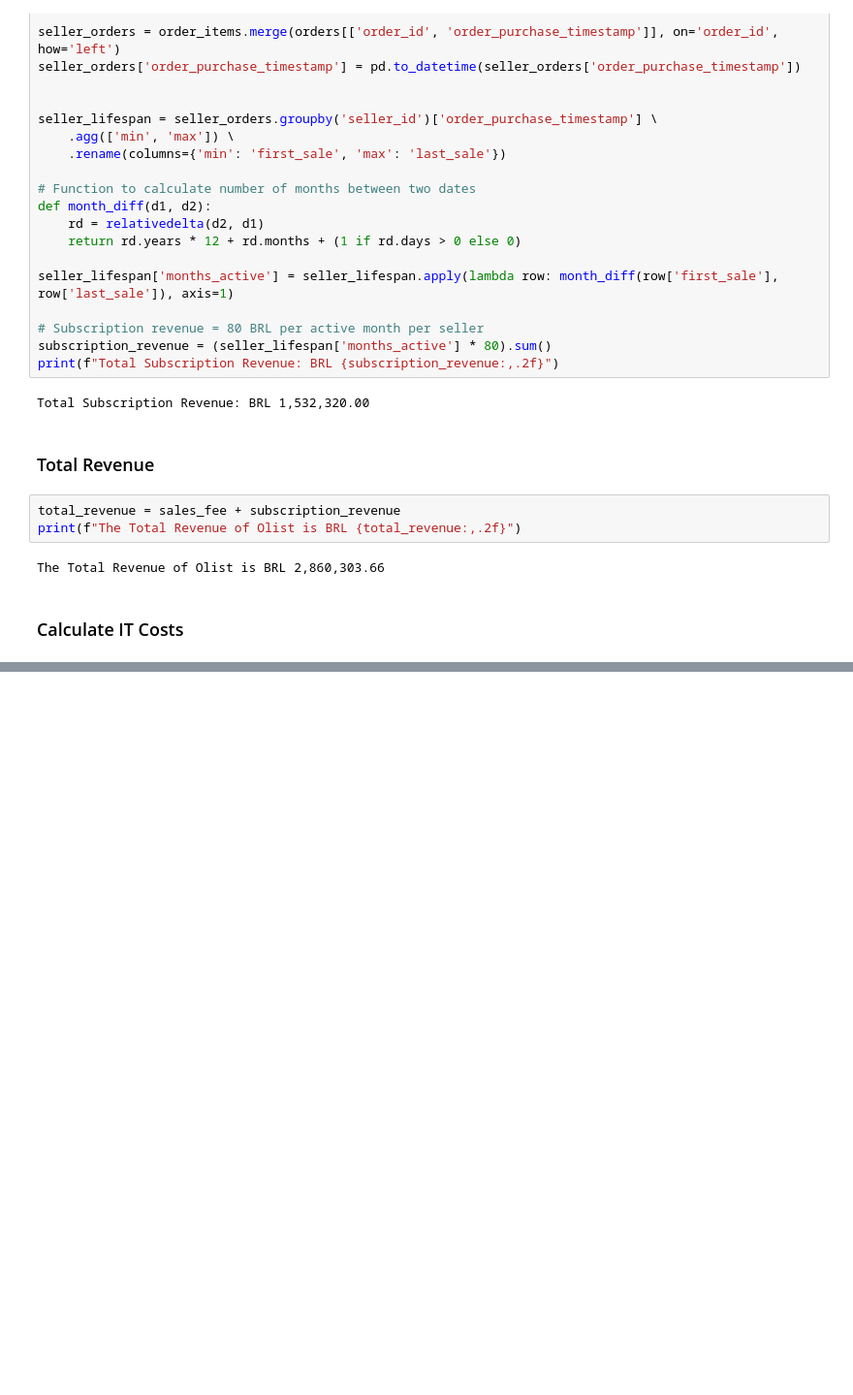
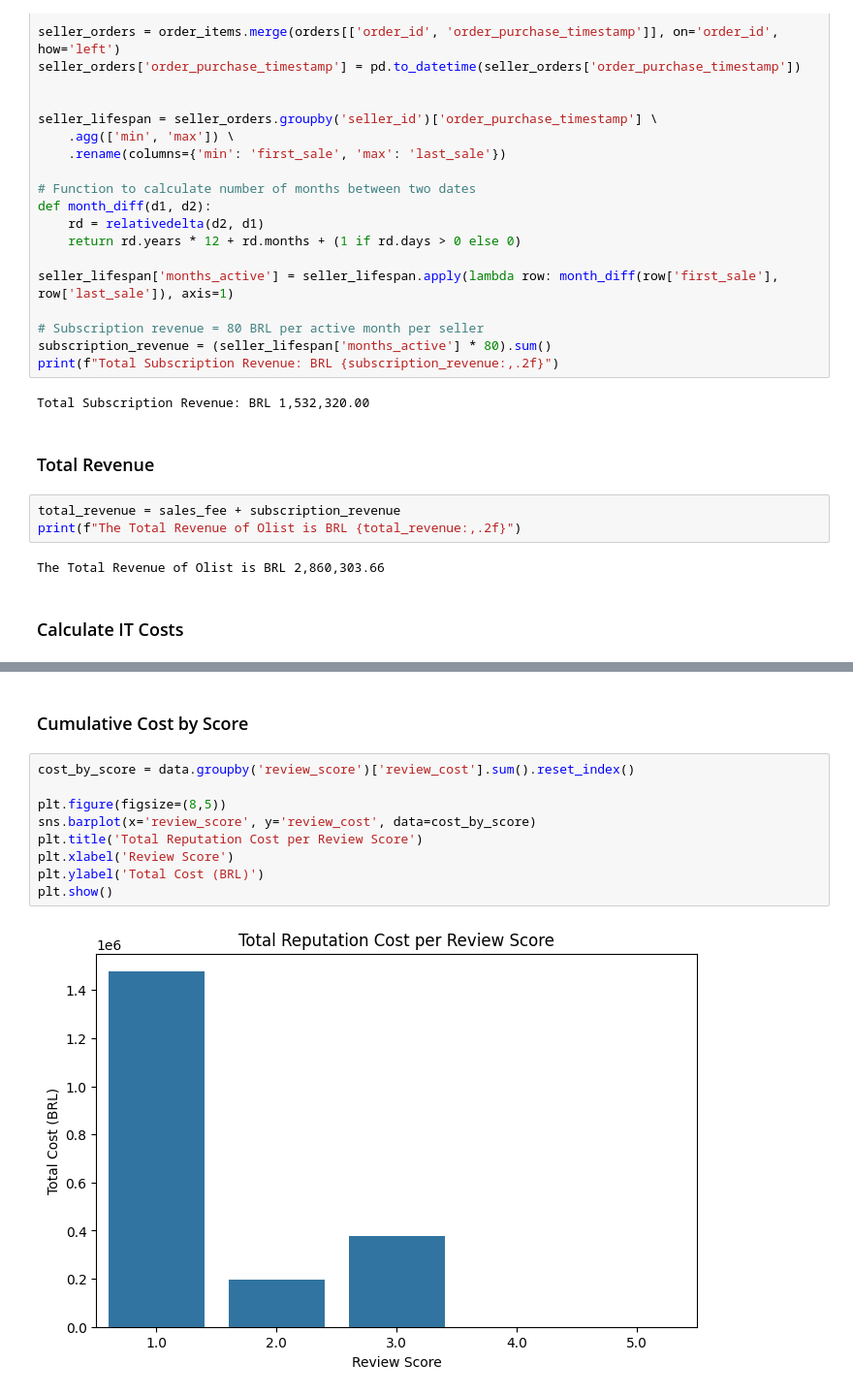
Before and after one commit to Romaric1209/Olist, a Jupyter notebook: Data Analysis Income and Costs.ipynb, the cells around one changed output, grey strips where cells are left out. Shown: that part at 97% size. Cells and saved outputs as stored; diff of their text form; blank space fills up the shorter version.

```diff
--- a/Prediction Analysis.ipynb
+++ b/Data Analysis Income and Costs.ipynb
@@ -166,0 +330,13 @@ Olist profit is BRL 2,355,362.93
+# %% [markdown]
+### Cumulative Cost by Score
+# %%
+cost_by_score = data.groupby('review_score')['review_cost'].sum().reset_index()
+
+plt.figure(figsize=(8,5))
+sns.barplot(x='review_score', y='review_cost', data=cost_by_score)
+plt.title('Total Reputation Cost per Review Score')
+plt.xlabel('Review Score')
+plt.ylabel('Total Cost (BRL)')
+plt.show()
+# %% [output]
+[figure, added]
```
Also changed, not shown: parts of 37 cells of this notebook.
